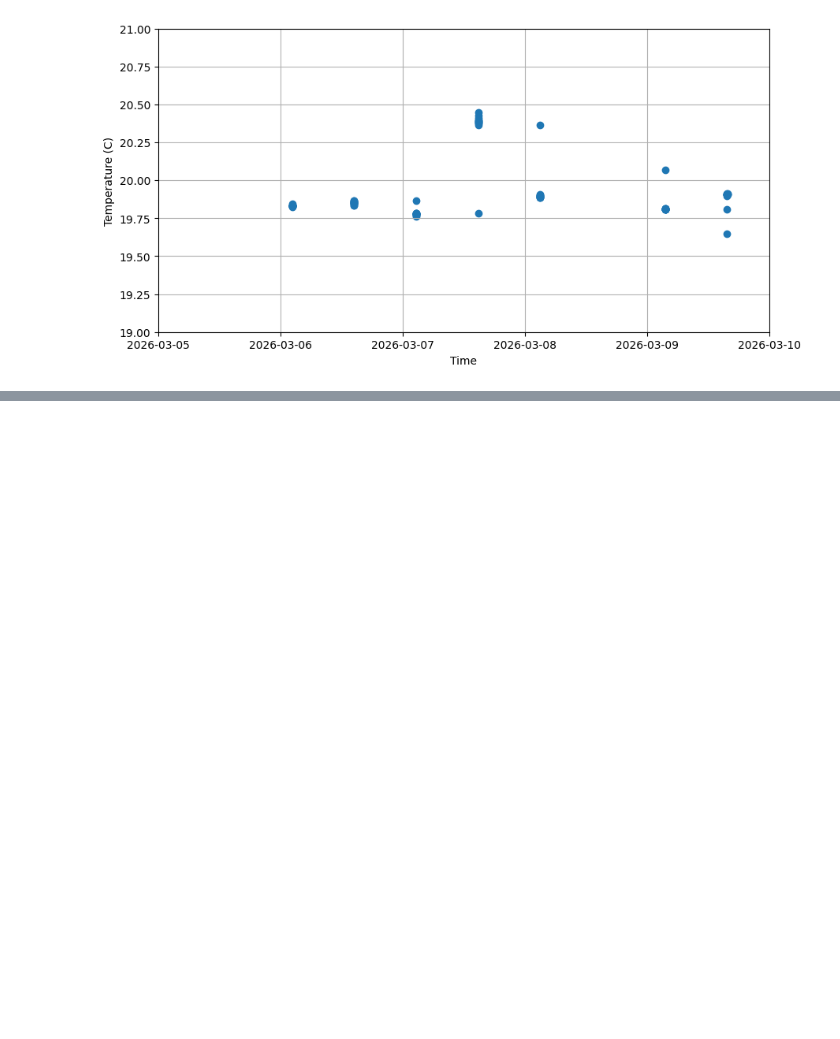
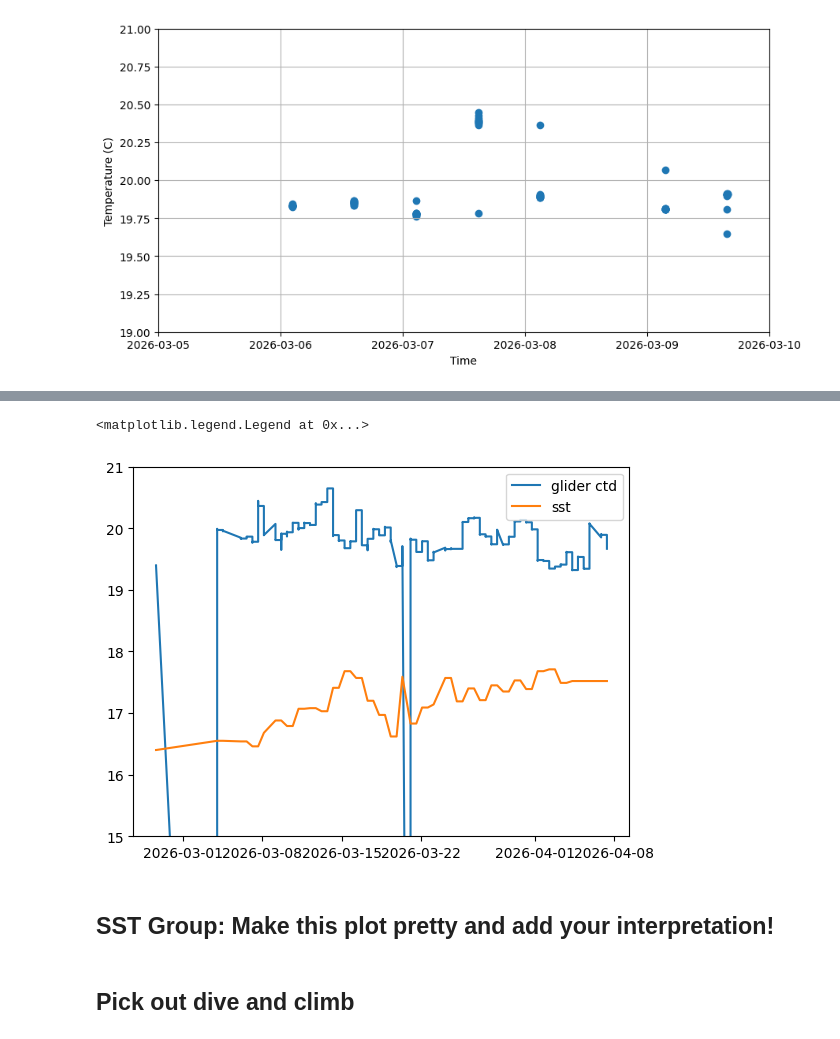
Before and after one commit to JGradone/Topics-Sentinel, a Jupyter notebook: Redwing_Real_Time.ipynb, the cells around one changed output, grey strips where cells are left out. Cells and saved outputs as stored; diff of their text form; code cells hidden in the pictures; blank space fills up the shorter version.

Commit message:
updated for sst and ctd dive/climb

```diff
--- a/Redwing_Real_Time.ipynb
+++ b/Redwing_Real_Time.ipynb
@@ -187,0 +262,15 @@ Text(0, 0.5, 'Latitude')
+# %%
+# Function to get nearest SST for a single point
+def get_nearest_sst(ds, lat, lon, time):
+    # Select nearest in all three dimensions
+    sst = ds['sst'].sel(
+        latitude=lat,
+        longitude=lon,
+        time=time,
+        method='nearest'
+    )
+    return float(sst.values)  # convert xarray.DataArray to scalar
+
+# Apply to entire DataFrame
+redwing['matched_sst'] = redwing.apply(lambda row: get_nearest_sst(sst, row['latitude'], row['longitude'], row['time']), axis=1)
+redwing
@@ -187,0 +291,12 @@ Text(0, 0.5, 'Latitude')
+# %%
+plt.plot(redwing.time,redwing.sci_water_temp,label='glider ctd')
+plt.plot(redwing.time,redwing.matched_sst,label='sst')
+plt.ylim(15,21)
+plt.legend()
+# %% [output]
+<matplotlib.legend.Legend at 0x...>
+[figure, added]
+# %% [markdown]
+## SST Group: Make this plot pretty and add your interpretation!
+# %% [markdown]
+## Pick out dive and climb
```
Also changed, not shown: parts of 18 cells of this notebook.
